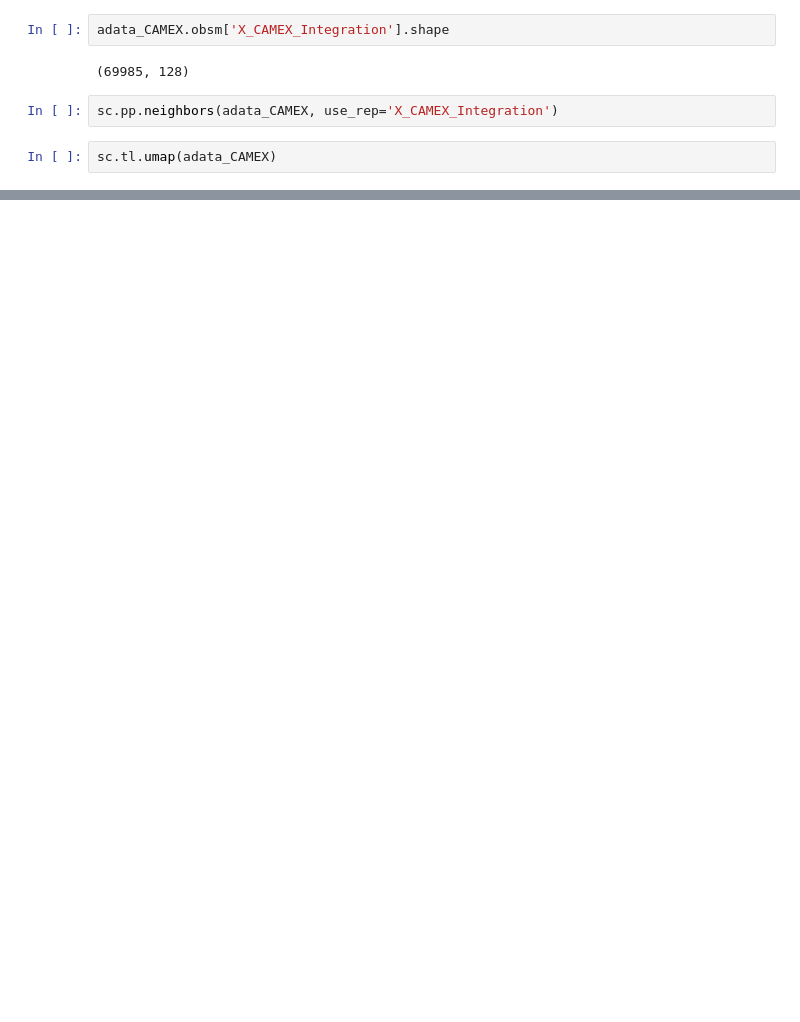
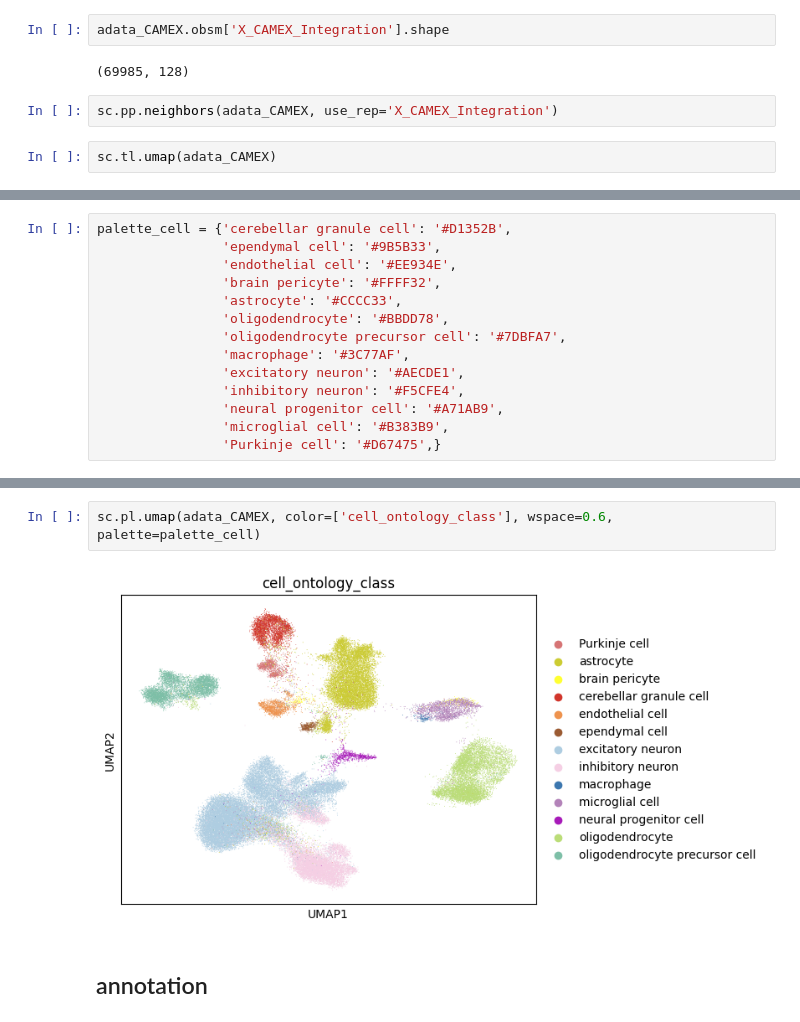
Before and after one commit to CocoGzh/CAMEX_Tutorials, a Jupyter notebook: docs/source/integration_annotation_in_relatives_distant_species.ipynb, the cells around one changed output, grey strips where cells are left out. Cells and saved outputs as stored; diff of their text form; blank space fills up the shorter version.

Commit message:
annotation

```diff
--- a/docs/source/integration_annotation_in_relatives_distant_species.ipynb
+++ b/docs/source/integration_annotation_in_relatives_distant_species.ipynb
@@ -160 +171,15 @@ sc.tl.umap(adata_CAMEX)
+# %%
+palette_cell = {'cerebellar granule cell': '#D1352B',
+                'ependymal cell': '#9B5B33',
+                'endothelial cell': '#EE934E',
+                'brain pericyte': '#FFFF32',
+                'astrocyte': '#CCCC33',
+                'oligodendrocyte': '#BBDD78',
+                'oligodendrocyte precursor cell': '#7DBFA7',
+                'macrophage': '#3C77AF',
+                'excitatory neuron': '#AECDE1',
+                'inhibitory neuron': '#F5CFE4',
+                'neural progenitor cell': '#A71AB9',
+                'microglial cell': '#B383B9',
+                'Purkinje cell': '#D67475',}
 # %%
@@ -171,0 +189,6 @@ sc.pl.umap(adata_CAMEX, color=['batch', 'cell_ontology_class'], wspace=0.6)
+# %%
+sc.pl.umap(adata_CAMEX, color=['cell_ontology_class'], wspace=0.6, palette=palette_cell)
+# %% [output]
+[figure, added]
+# %% [markdown]
+## annotation
```
Also changed, not shown: parts of 22 cells of this notebook.
